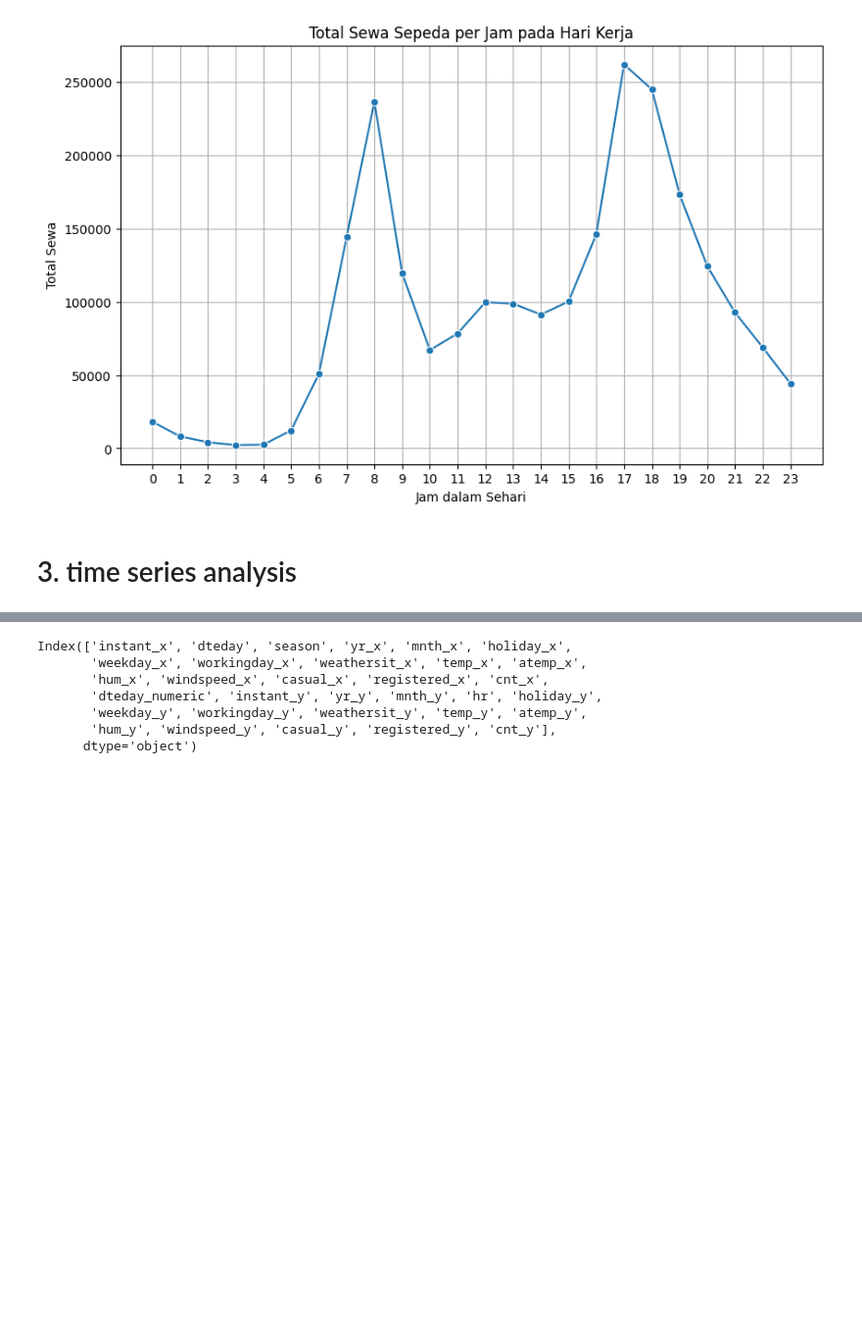
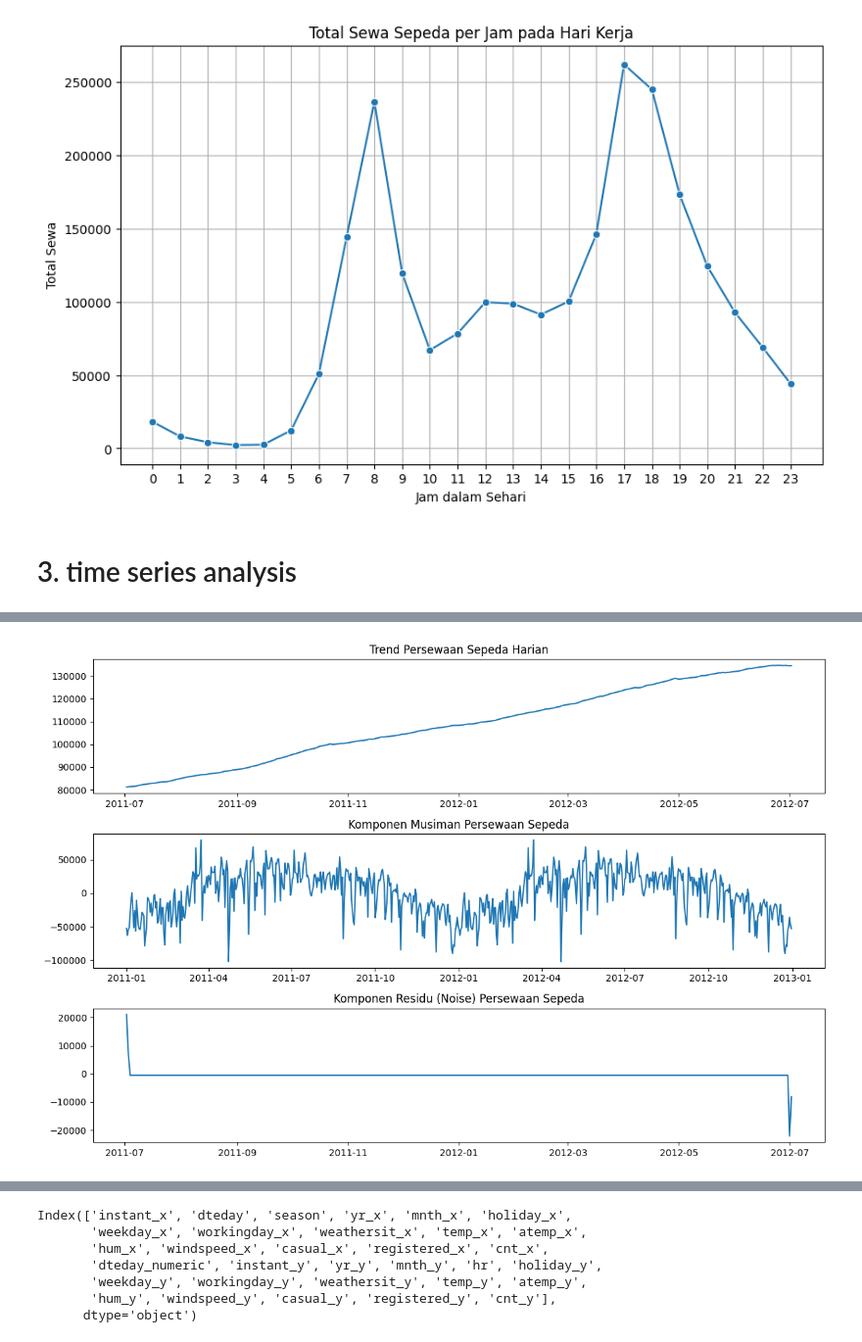
Before and after one commit to ilhamhaikal/analyst-pengguna-sepeda-setiap-musim, a Jupyter notebook: bike.ipynb, the cells around one changed output, grey strips where cells are left out. Shown: that part at 98% size. Saved outputs shown, nothing was run; the diff lists cells and outputs as text; code cells hidden in the pictures; blank space fills up the shorter version.

Commit message:
Added bike.ipynb and removed bike(1).ipynb, updated other files

```diff
--- a/bike(1).ipynb
+++ b/bike.ipynb
@@ -555,0 +504,37 @@ plt.show()
+# %%
+# Memuat dataset
+df = pd.read_csv('all_data_bike.csv')
+
+# Mengubah kolom 'dteday' menjadi format datetime
+df['dteday'] = pd.to_datetime(df['dteday'])
+
+# Mengelompokkan data harian berdasarkan tanggal dan menjumlahkan penggunaan sepeda
+daily_rentals = df.groupby('dteday')['cnt_x'].sum().reset_index()
+
+# Menjadikan tanggal sebagai indeks untuk analisis time series
+daily_rentals.set_index('dteday', inplace=True)
+
+# Menggunakan seasonal decomposition untuk membagi data menjadi tren, musiman, dan residu
+from statsmodels.tsa.seasonal import seasonal_decompose
+
+decomposition = seasonal_decompose(daily_rentals['cnt_x'], model='additive', period=365)
+
+# Plot komponen-komponennya
+plt.figure(figsize=(12, 8))
+
+plt.subplot(311)
+plt.plot(decomposition.trend)
+plt.title('Trend Persewaan Sepeda Harian')
+
+plt.subplot(312)
+plt.plot(decomposition.seasonal)
+plt.title('Komponen Musiman Persewaan Sepeda')
+
+plt.subplot(313)
+plt.plot(decomposition.resid)
+plt.title('Komponen Residu (Noise) Persewaan Sepeda')
+
+plt.tight_layout()
+plt.show()
+# %% [output]
+[figure, added]
```
Also changed, not shown: parts of 6 cells of this notebook, 3 other files.
